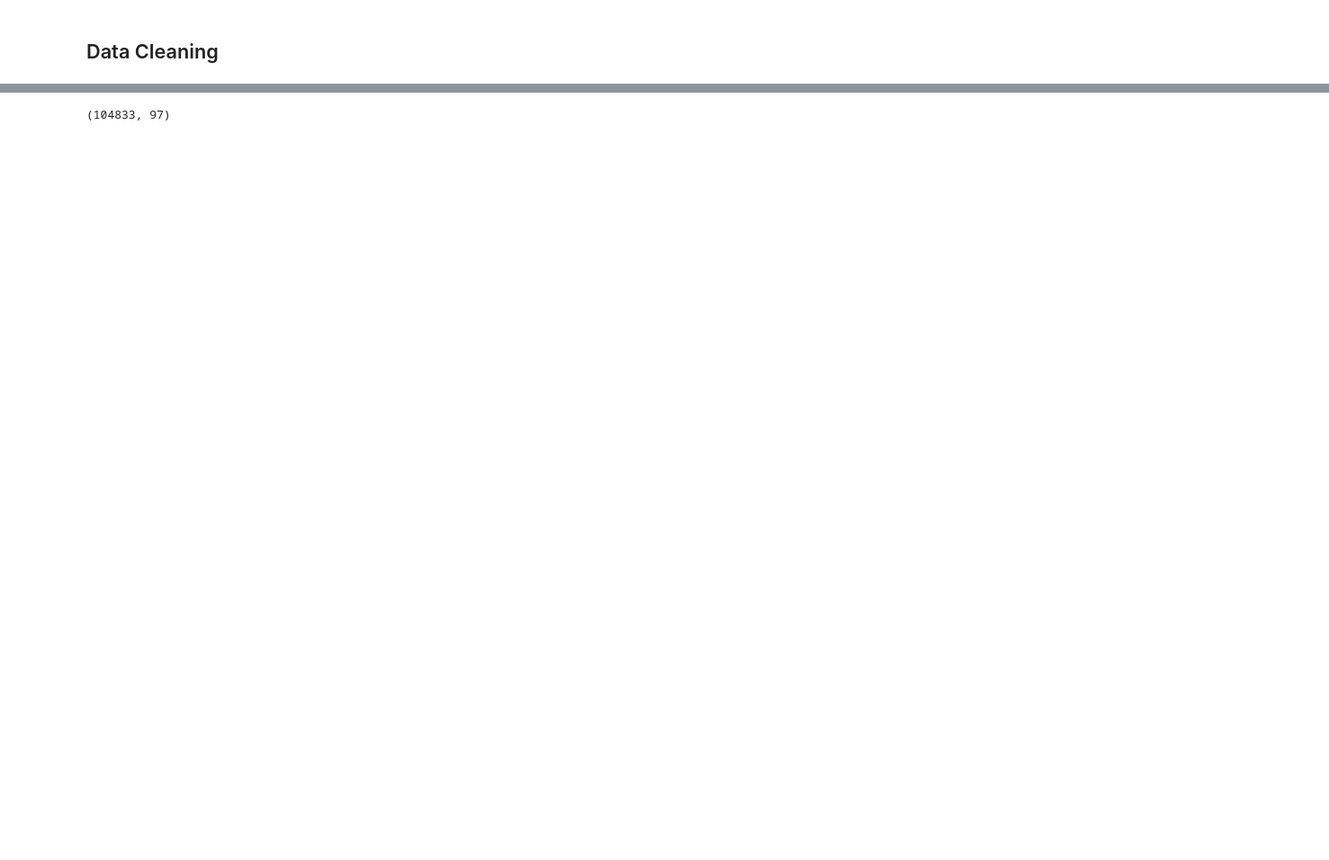
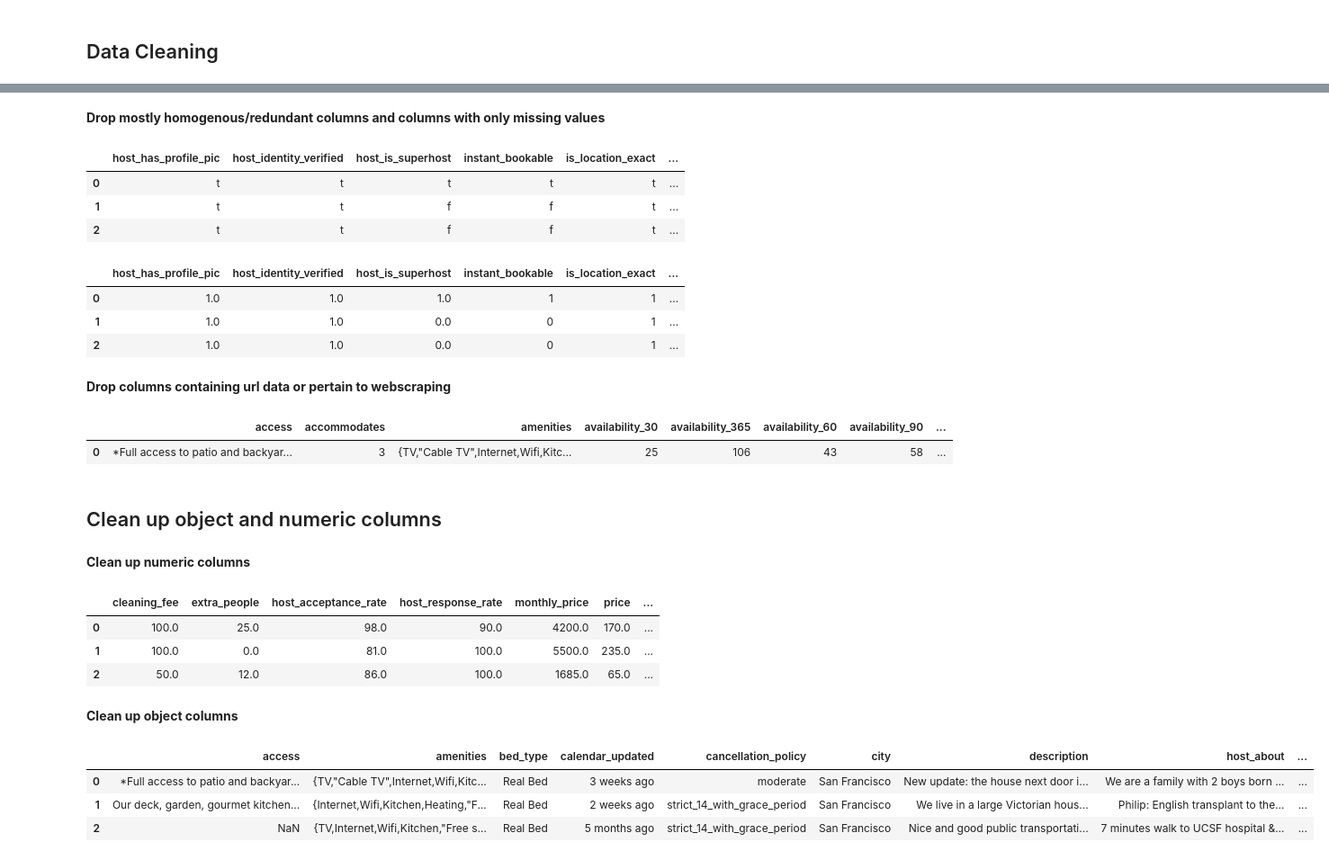
Before and after one commit to KishenSharma6/SF-Airbnb-Analysis, a Jupyter notebook: Project_Codes/01_Data_Cleaning/2020_0519_Data_Cleaning.ipynb, the cells around one changed output, grey strips where cells are left out. Shown: that part at 90% size. Drawn from its saved outputs; the diff is of its cells as text; code cells hidden in the pictures; blank space fills up the shorter version.

```diff
--- a/Project_Codes/01_Data_Cleaning/2020_0519_Data_Cleaning.ipynb
+++ b/Project_Codes/01_Data_Cleaning/2020_0519_Data_Cleaning.ipynb
@@ -65,5 +66,79 @@ df.describe().T
+# %% [markdown]
+**Drop mostly homogenous/redundant columns and columns with only missing values**
 # %%
-#Extract rows with more than 1 unique value
+#Extract cols with values with more than 1 unique value
 df = df.loc[:,df.apply(pd.Series.nunique) != 1]
+
+#Drop missing columns
+df.dropna(axis =1,how = 'all', inplace = True)
+
+#Drop redundant columns
+df.drop(['jurisdiction_names', 'market','state','neighbourhood'], axis = 1, inplace = True)
-# %% [output]
-(104833, 97)
+# %%
+#Inspect cols with <=2 unique values
+inspect = df.loc[:, (df.nunique() <=2)].columns.to_list()
+
+#Check
+display(df[inspect].head(3))
+# %% [output]
+|  | host_has_profile_pic | host_identity_verified | host_is_superhost | instant_bookable | is_location_exact | ... |
+| 0 | t | t | t | t | t | ... |
+| 1 | t | t | f | f | t | ... |
+| 2 | t | t | f | f | t | ... |
+# %%
+#Create dictionary for mapping
+mapping = {'t':1,'f':0}
+
+#Map 1's and 0's on t's and f's
+df[inspect] = df[inspect].apply(lambda x: x.map(mapping, na_action='ignore'))
+
+#Check
+display(df[inspect].head(3))
+# %% [output]
+|  | host_has_profile_pic | host_identity_verified | host_is_superhost | instant_bookable | is_location_exact | ... |
+| 0 | 1.0 | 1.0 | 1.0 | 1 | 1 | ... |
+| 1 | 1.0 | 1.0 | 0.0 | 0 | 1 | ... |
+| 2 | 1.0 | 1.0 | 0.0 | 0 | 1 | ... |
+# %% [markdown]
+**Drop columns containing url data or pertain to webscraping**
+# %%
+#Subset column headers containing 'url' or 'scrape' and store in drop
+drop = list(df.filter(regex='url|scrape').columns)
+
+#Drop drop list and check
+df.drop(columns= df[drop], inplace=True)
+df.head(1)
+# %% [output]
+|  | access | accommodates | amenities | availability_30 | availability_365 | availability_60 | availability_90 | ... |
+| 0 | *Full access to patio and backyar... | 3 | {TV,"Cable TV",Internet,Wifi,Kitc... | 25 | 106 | 43 | 58 | ... |
+# %% [markdown]
+## Clean up object and numeric columns
+# %% [markdown]
+**Clean up numeric columns**
+# %%
+#Filter cols pertaining to prices and assign col names as a list to money_cols
+money_cols = df.filter(regex = 'people|deposit|price|fee$|rate').columns.tolist()
+
+#Remove $, and set type as numeric for money_cols
+df[money_cols] = df[money_cols].replace('[$|,|%]','',regex = True).astype('float')
+
+#Check
+display(df[money_cols].head(3))
+# %% [output]
+|  | cleaning_fee | extra_people | host_acceptance_rate | host_response_rate | monthly_price | price | ... |
+| 0 | 100.0 | 25.0 | 98.0 | 90.0 | 4200.0 | 170.0 | ... |
+| 1 | 100.0 | 0.0 | 81.0 | 100.0 | 5500.0 | 235.0 | ... |
+| 2 | 50.0 | 12.0 | 86.0 | 100.0 | 1685.0 | 65.0 | ... |
+# %% [markdown]
+**Clean up object columns**
+# %%
+#Create list of columns to apply cleaning to
+objects = df.select_dtypes('object').columns.to_list()
+
+#Check
+display(df[objects].head(3))
+# %% [output]
+|  | access | amenities | bed_type | calendar_updated | cancellation_policy | city | description | host_about | ... |
+| 0 | *Full access to patio and backyar... | {TV,"Cable TV",Internet,Wifi,Kitc... | Real Bed | 3 weeks ago | moderate | San Francisco | New update: the house next door i... | We are a family with 2 boys born ... | ... |
+| 1 | Our deck, garden, gourmet kitchen... | {Internet,Wifi,Kitchen,Heating,"F... | Real Bed | 2 weeks ago | strict_14_with_grace_period | San Francisco | We live in a large Victorian hous... | Philip: English transplant to the... | ... |
+| 2 | NaN | {TV,Internet,Wifi,Kitchen,"Free s... | Real Bed | 5 months ago | strict_14_with_grace_period | San Francisco | Nice and good public transportati... | 7 minutes walk to UCSF hospital &... | ... |
```
Also changed, not shown: parts of 10 cells of this notebook, 1 other file.
